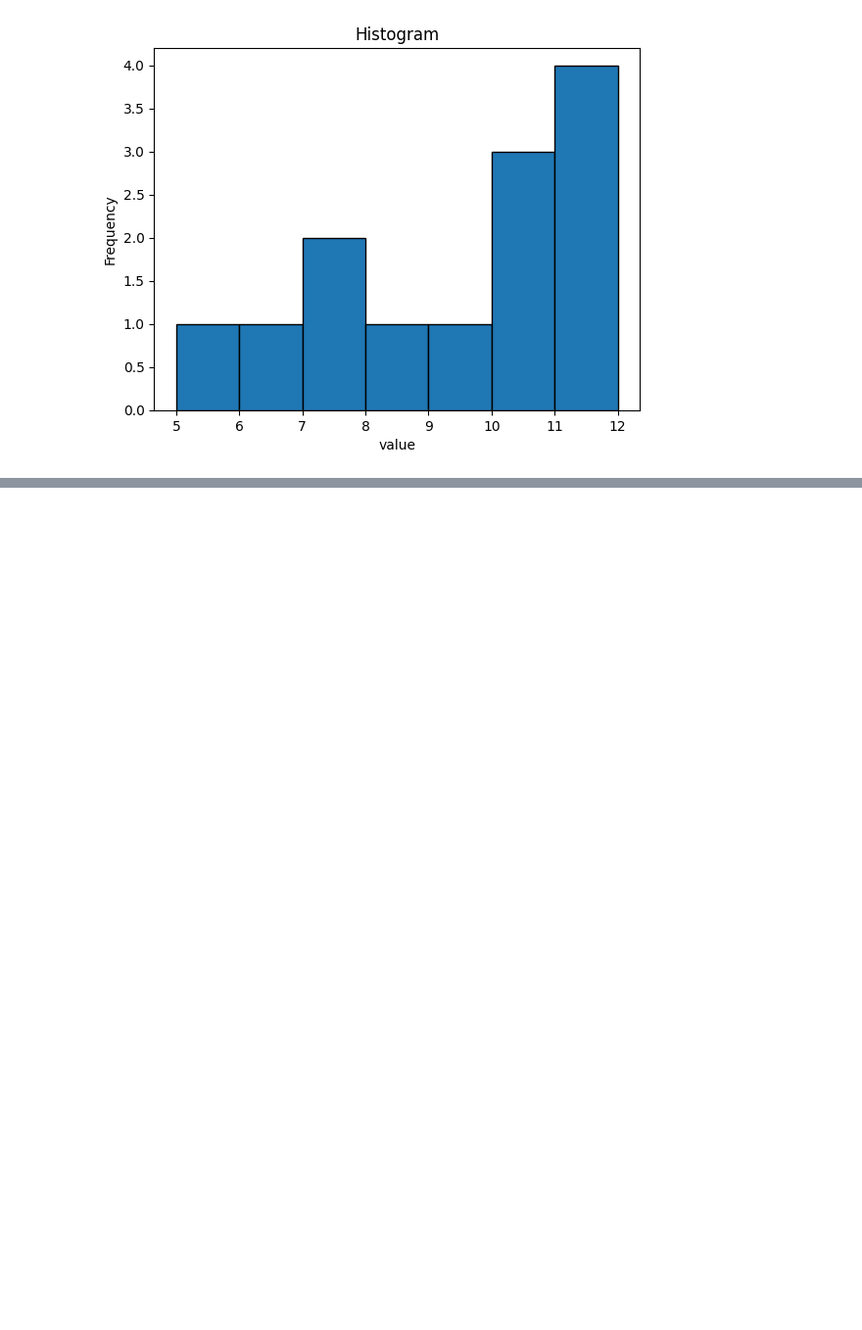
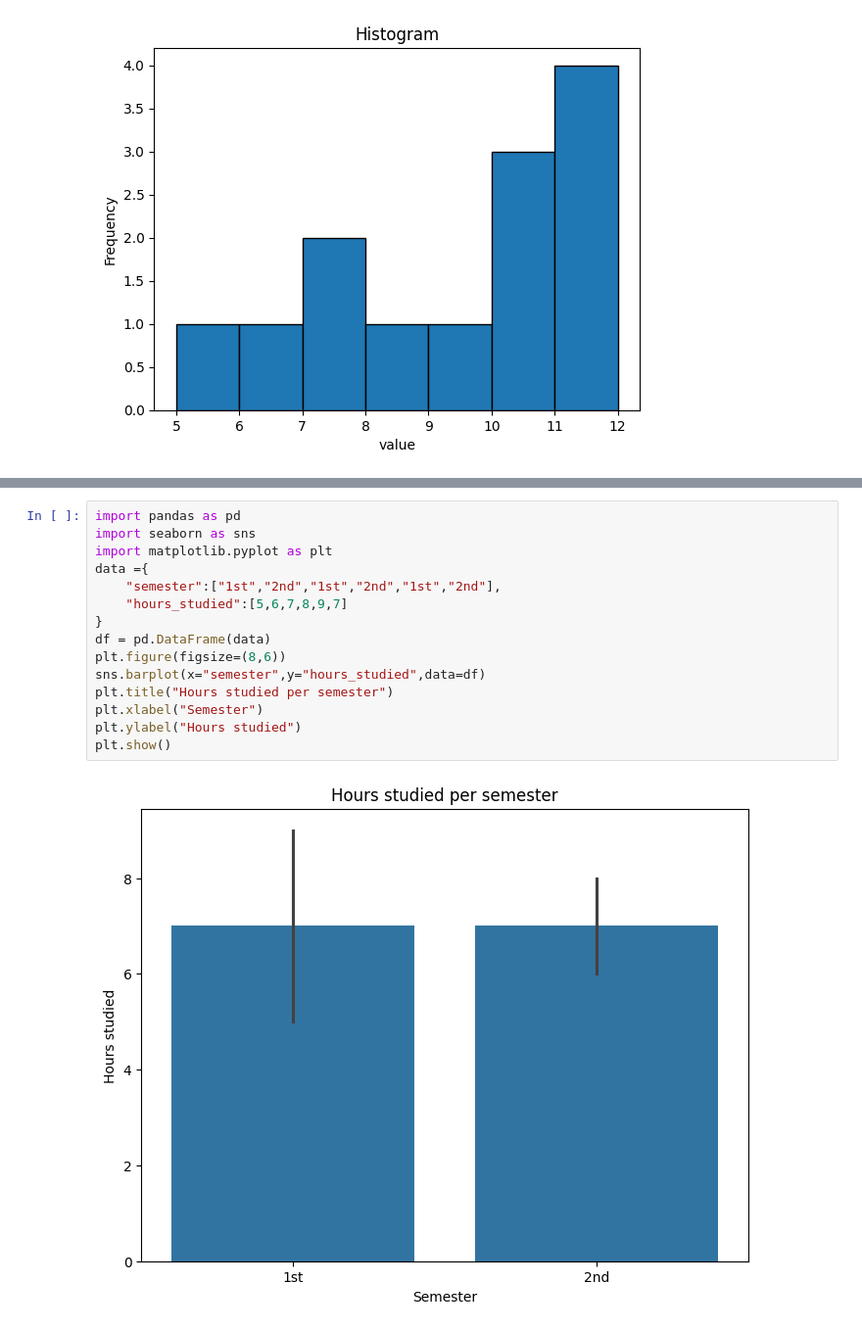
Before and after one commit to rukendar/Rukendar.s, a Jupyter notebook: Histogram.ipynb, the cells around one changed output, grey strips where cells are left out. Shown at 98% size. Drawn from its saved outputs; the diff is of its cells as text; blank space fills up the shorter version.

```diff
--- a/Histogram.ipynb
+++ b/Histogram.ipynb
@@ -12,0 +25,17 @@ plt.show()
+# %%
+import pandas as pd
+import seaborn as sns
+import matplotlib.pyplot as plt
+data ={
+    "semester":["1st","2nd","1st","2nd","1st","2nd"],
+    "hours_studied":[5,6,7,8,9,7]
+}
+df = pd.DataFrame(data)
+plt.figure(figsize=(8,6))
+sns.barplot(x="semester",y="hours_studied",data=df)
+plt.title("Hours studied per semester")
+plt.xlabel("Semester")
+plt.ylabel("Hours studied")
+plt.show()
+# %% [output]
+[figure, added]
```
Also changed, not shown: parts of 1 cell of this notebook.
